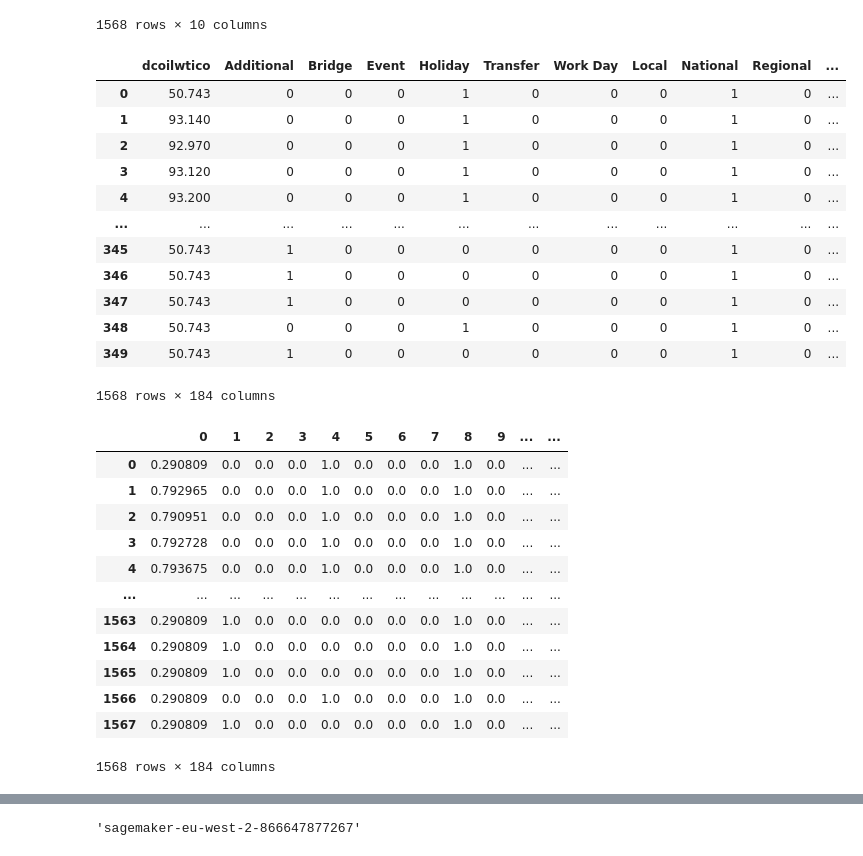
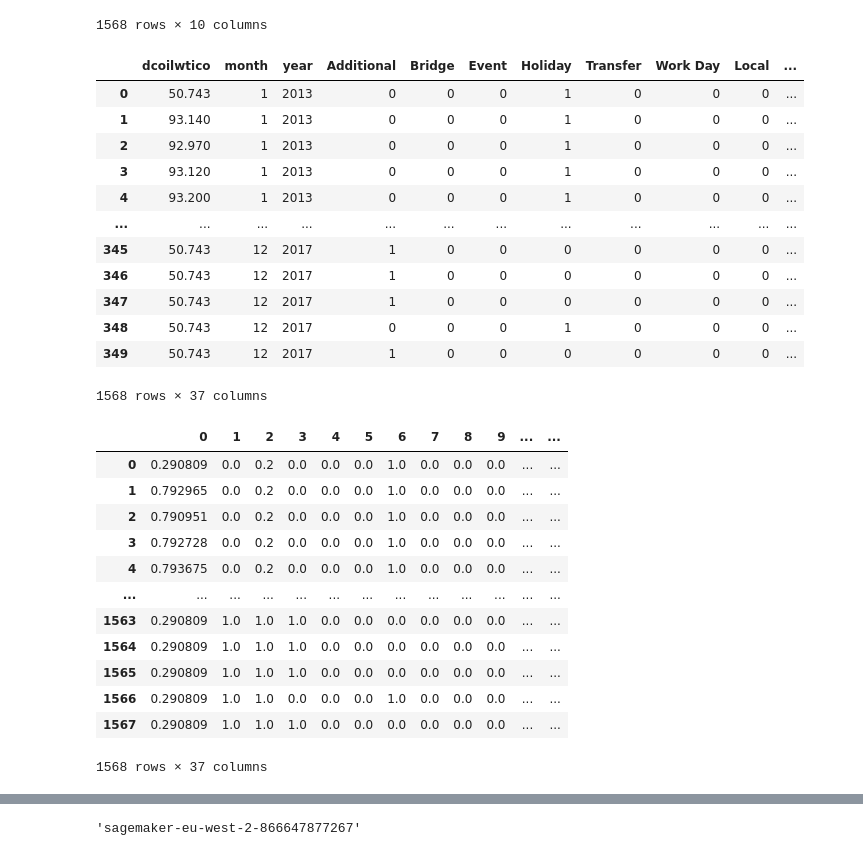
Before and after one commit to Amiromar1/DS-CHALLENGE, a Jupyter notebook: DS-2.ipynb, the cells around one changed output, grey strips where cells are left out. Saved outputs shown, nothing was run; the diff lists cells and outputs as text; code cells hidden in the pictures.

```diff
--- a/DS-2.ipynb
+++ b/DS-2.ipynb
@@ -49,6 +49,8 @@ len(oils.date.unique())
 # %%
 df = pd.concat([oils, holidays])
 
+df['date'] = pd.to_datetime(df['date'])
+
 df
 # %% [output]
 |  | date | dcoilwtico | type | locale | locale_name | description | transferred |
@@ -179,40 +181,40 @@ df
 # %%
 #Encoding the categorical variables using dummies
 
 types = pd.get_dummies(df['type'])
 locale = pd.get_dummies(df['locale'])
 locale_name = pd.get_dummies(df['locale_name'])
-description = pd.get_dummies(df['description'])
+#description = pd.get_dummies(df['description'])
 transferred = pd.get_dummies(df['transferred'], drop_first=True)
-month = pd.get_dummies(df['month'], drop_first=True)
-year = pd.get_dummies(df['year'], drop_first=True)
-day = pd.get_dummies(df['day'], drop_first=True)
+#month = pd.get_dummies(df['month'], drop_first=True)
+#year = pd.get_dummies(df['year'], drop_first=True)
+#day = pd.get_dummies(df['day'], drop_first=True)
 
 df = pd.concat([df, types], axis=1)
 df = pd.concat([df, locale], axis=1)
 df = pd.concat([df, locale_name], axis=1)
-df = pd.concat([df, description], axis=1)
+#df = pd.concat([df, description], axis=1)
 df = pd.concat([df, transferred], axis=1)
-df = pd.concat([df, month], axis=1)
-df = pd.concat([df, year], axis=1)
-df = pd.concat([df, day], axis=1)
+#df = pd.concat([df, month], axis=1)
+#df = pd.concat([df, year], axis=1)
+#df = pd.concat([df, day], axis=1)
 
-df = df.drop(['type', 'locale', 'locale_name', 'description', 'transferred', 'month', 'year','day', 'date'], axis=1)
+df = df.drop(['type', 'locale', 'locale_name', 'description', 'transferred','day', 'date'], axis=1)
 df
 # %% [output]
-|  | dcoilwtico | Additional | Bridge | Event | Holiday | Transfer | Work Day | Local | National | Regional | ... |
-| 0 | 50.743 | 0 | 0 | 0 | 1 | 0 | 0 | 0 | 1 | 0 | ... |
-| 1 | 93.140 | 0 | 0 | 0 | 1 | 0 | 0 | 0 | 1 | 0 | ... |
-| 2 | 92.970 | 0 | 0 | 0 | 1 | 0 | 0 | 0 | 1 | 0 | ... |
-| 3 | 93.120 | 0 | 0 | 0 | 1 | 0 | 0 | 0 | 1 | 0 | ... |
-| 4 | 93.200 | 0 | 0 | 0 | 1 | 0 | 0 | 0 | 1 | 0 | ... |
+|  | dcoilwtico | month | year | Additional | Bridge | Event | Holiday | Transfer | Work Day | Local | ... |
+| 0 | 50.743 | 1 | 2013 | 0 | 0 | 0 | 1 | 0 | 0 | 0 | ... |
+| 1 | 93.140 | 1 | 2013 | 0 | 0 | 0 | 1 | 0 | 0 | 0 | ... |
+| 2 | 92.970 | 1 | 2013 | 0 | 0 | 0 | 1 | 0 | 0 | 0 | ... |
+| 3 | 93.120 | 1 | 2013 | 0 | 0 | 0 | 1 | 0 | 0 | 0 | ... |
+| 4 | 93.200 | 1 | 2013 | 0 | 0 | 0 | 1 | 0 | 0 | 0 | ... |
 | ... | ... | ... | ... | ... | ... | ... | ... | ... | ... | ... | ... |
-| 345 | 50.743 | 1 | 0 | 0 | 0 | 0 | 0 | 0 | 1 | 0 | ... |
-| 346 | 50.743 | 1 | 0 | 0 | 0 | 0 | 0 | 0 | 1 | 0 | ... |
-| 347 | 50.743 | 1 | 0 | 0 | 0 | 0 | 0 | 0 | 1 | 0 | ... |
-| 348 | 50.743 | 0 | 0 | 0 | 1 | 0 | 0 | 0 | 1 | 0 | ... |
-| 349 | 50.743 | 1 | 0 | 0 | 0 | 0 | 0 | 0 | 1 | 0 | ... |
+| 345 | 50.743 | 12 | 2017 | 1 | 0 | 0 | 0 | 0 | 0 | 0 | ... |
+| 346 | 50.743 | 12 | 2017 | 1 | 0 | 0 | 0 | 0 | 0 | 0 | ... |
+| 347 | 50.743 | 12 | 2017 | 1 | 0 | 0 | 0 | 0 | 0 | 0 | ... |
+| 348 | 50.743 | 12 | 2017 | 0 | 0 | 0 | 1 | 0 | 0 | 0 | ... |
+| 349 | 50.743 | 12 | 2017 | 1 | 0 | 0 | 0 | 0 | 0 | 0 | ... |
-1568 rows × 184 columns
+1568 rows × 37 columns
 # %%
 from sklearn.preprocessing import MinMaxScaler
 
@@ -227,18 +229,18 @@ df = pd.DataFrame(scaled)
 df
 # %% [output]
 |  | 0 | 1 | 2 | 3 | 4 | 5 | 6 | 7 | 8 | 9 | ... | ... |
-| 0 | 0.290809 | 0.0 | 0.0 | 0.0 | 1.0 | 0.0 | 0.0 | 0.0 | 1.0 | 0.0 | ... | ... |
-| 1 | 0.792965 | 0.0 | 0.0 | 0.0 | 1.0 | 0.0 | 0.0 | 0.0 | 1.0 | 0.0 | ... | ... |
-| 2 | 0.790951 | 0.0 | 0.0 | 0.0 | 1.0 | 0.0 | 0.0 | 0.0 | 1.0 | 0.0 | ... | ... |
-| 3 | 0.792728 | 0.0 | 0.0 | 0.0 | 1.0 | 0.0 | 0.0 | 0.0 | 1.0 | 0.0 | ... | ... |
-| 4 | 0.793675 | 0.0 | 0.0 | 0.0 | 1.0 | 0.0 | 0.0 | 0.0 | 1.0 | 0.0 | ... | ... |
+| 0 | 0.290809 | 0.0 | 0.2 | 0.0 | 0.0 | 0.0 | 1.0 | 0.0 | 0.0 | 0.0 | ... | ... |
+| 1 | 0.792965 | 0.0 | 0.2 | 0.0 | 0.0 | 0.0 | 1.0 | 0.0 | 0.0 | 0.0 | ... | ... |
+| 2 | 0.790951 | 0.0 | 0.2 | 0.0 | 0.0 | 0.0 | 1.0 | 0.0 | 0.0 | 0.0 | ... | ... |
+| 3 | 0.792728 | 0.0 | 0.2 | 0.0 | 0.0 | 0.0 | 1.0 | 0.0 | 0.0 | 0.0 | ... | ... |
+| 4 | 0.793675 | 0.0 | 0.2 | 0.0 | 0.0 | 0.0 | 1.0 | 0.0 | 0.0 | 0.0 | ... | ... |
 | ... | ... | ... | ... | ... | ... | ... | ... | ... | ... | ... | ... | ... |
-| 1563 | 0.290809 | 1.0 | 0.0 | 0.0 | 0.0 | 0.0 | 0.0 | 0.0 | 1.0 | 0.0 | ... | ... |
-| 1564 | 0.290809 | 1.0 | 0.0 | 0.0 | 0.0 | 0.0 | 0.0 | 0.0 | 1.0 | 0.0 | ... | ... |
-| 1565 | 0.290809 | 1.0 | 0.0 | 0.0 | 0.0 | 0.0 | 0.0 | 0.0 | 1.0 | 0.0 | ... | ... |
-| 1566 | 0.290809 | 0.0 | 0.0 | 0.0 | 1.0 | 0.0 | 0.0 | 0.0 | 1.0 | 0.0 | ... | ... |
-| 1567 | 0.290809 | 1.0 | 0.0 | 0.0 | 0.0 | 0.0 | 0.0 | 0.0 | 1.0 | 0.0 | ... | ... |
+| 1563 | 0.290809 | 1.0 | 1.0 | 1.0 | 0.0 | 0.0 | 0.0 | 0.0 | 0.0 | 0.0 | ... | ... |
+| 1564 | 0.290809 | 1.0 | 1.0 | 1.0 | 0.0 | 0.0 | 0.0 | 0.0 | 0.0 | 0.0 | ... | ... |
+| 1565 | 0.290809 | 1.0 | 1.0 | 1.0 | 0.0 | 0.0 | 0.0 | 0.0 | 0.0 | 0.0 | ... | ... |
+| 1566 | 0.290809 | 1.0 | 1.0 | 0.0 | 0.0 | 0.0 | 1.0 | 0.0 | 0.0 | 0.0 | ... | ... |
+| 1567 | 0.290809 | 1.0 | 1.0 | 1.0 | 0.0 | 0.0 | 0.0 | 0.0 | 0.0 | 0.0 | ... | ... |
-1568 rows × 184 columns
+1568 rows × 37 columns
 # %%
 #f = io.BytesIO()
 #smac.write_numpy_to_dense_tensor(f, train_X.astype("float32"), train_y.astype("float32"))
```
Also changed, not shown: parts of 11 cells of this notebook.
